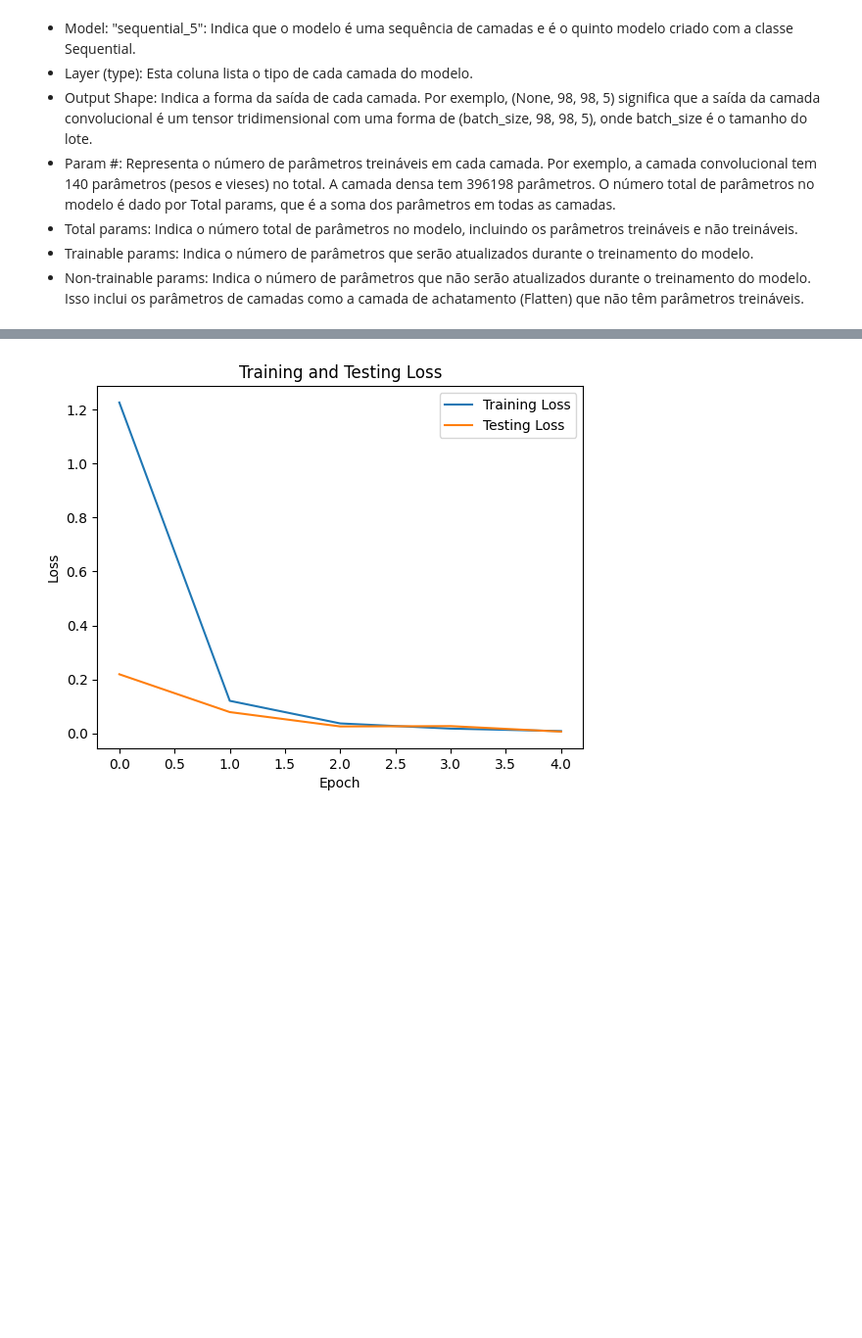
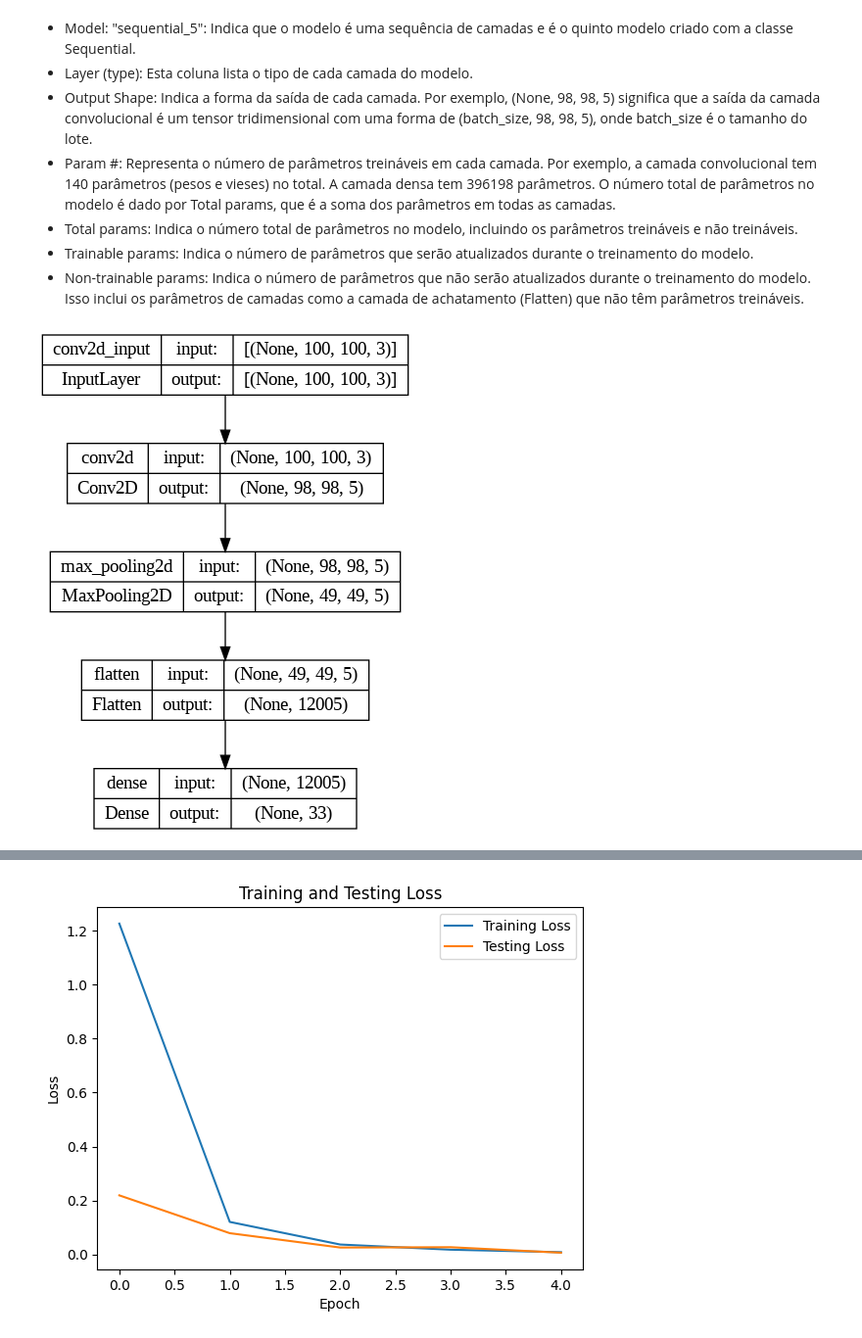
Before and after one commit to liviasydriao/atividade_04, a Jupyter notebook: Caderno/Fruit_classification.ipynb, the cells around one changed output, grey strips where cells are left out. Shown at 98% size. Drawn from its saved outputs; the diff is of its cells as text; code cells hidden in the pictures; blank space fills up the shorter version.

```diff
--- a/Caderno/Fruit_classification.ipynb
+++ b/Caderno/Fruit_classification.ipynb
@@ -633,6 +633,10 @@ _________________________________________________________________
 * Total params: Indica o número total de parâmetros no modelo, incluindo os parâmetros treináveis e não treináveis.
 * Trainable params: Indica o número de parâmetros que serão atualizados durante o treinamento do modelo.
 * Non-trainable params: Indica o número de parâmetros que não serão atualizados durante o treinamento do modelo. Isso inclui os parâmetros de camadas como a camada de achatamento (Flatten) que não têm parâmetros treináveis.
+# %%
+tf.keras.utils.plot_model(model, to_file="model_cnn_2.png", show_shapes=True)
+# %% [output]
+[figure, added]
 # %%
 #Ajustando o modelo
 #Ajuste o modelo aos dados de treinamento
```
Also changed, not shown: parts of 43 cells of this notebook.
